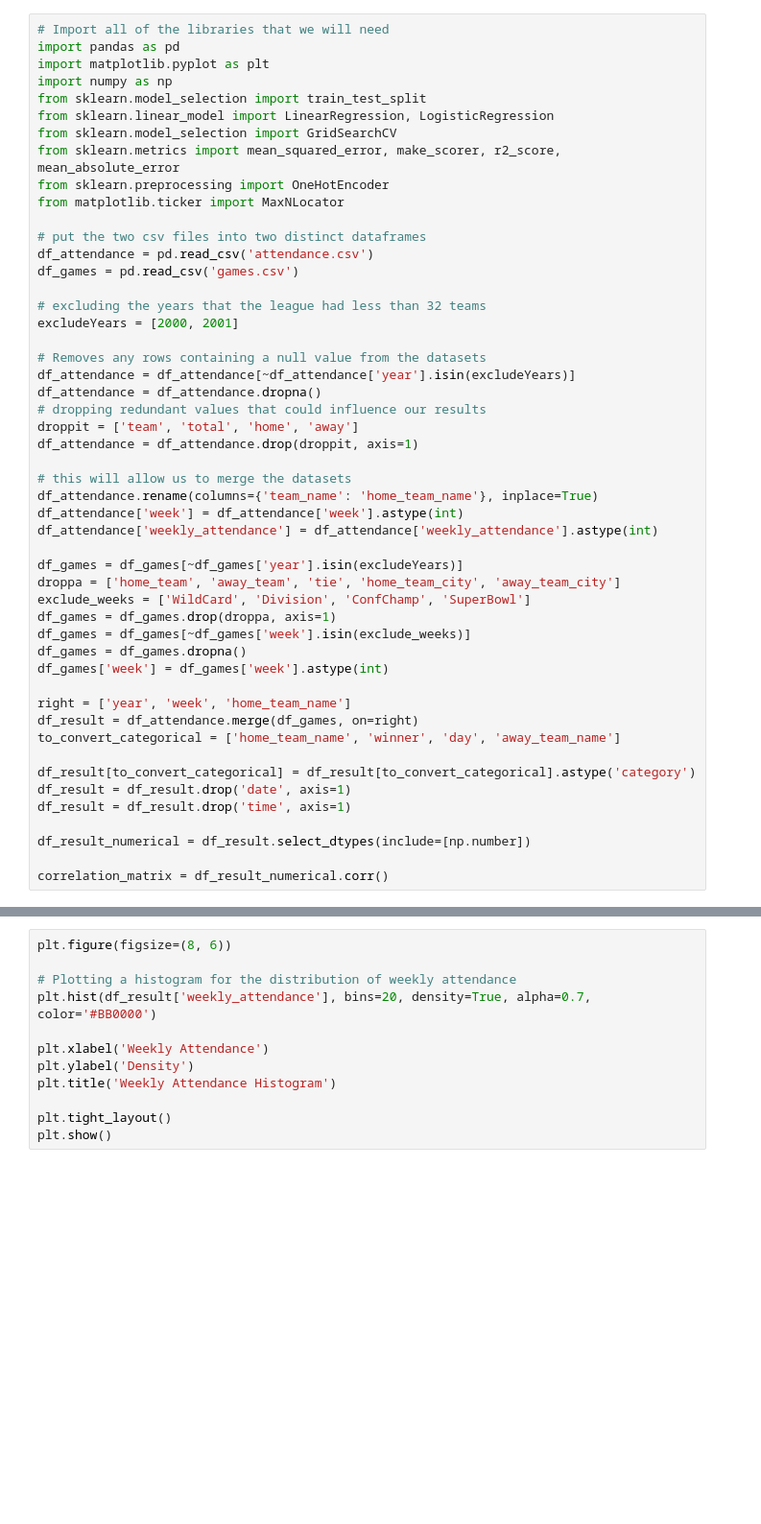
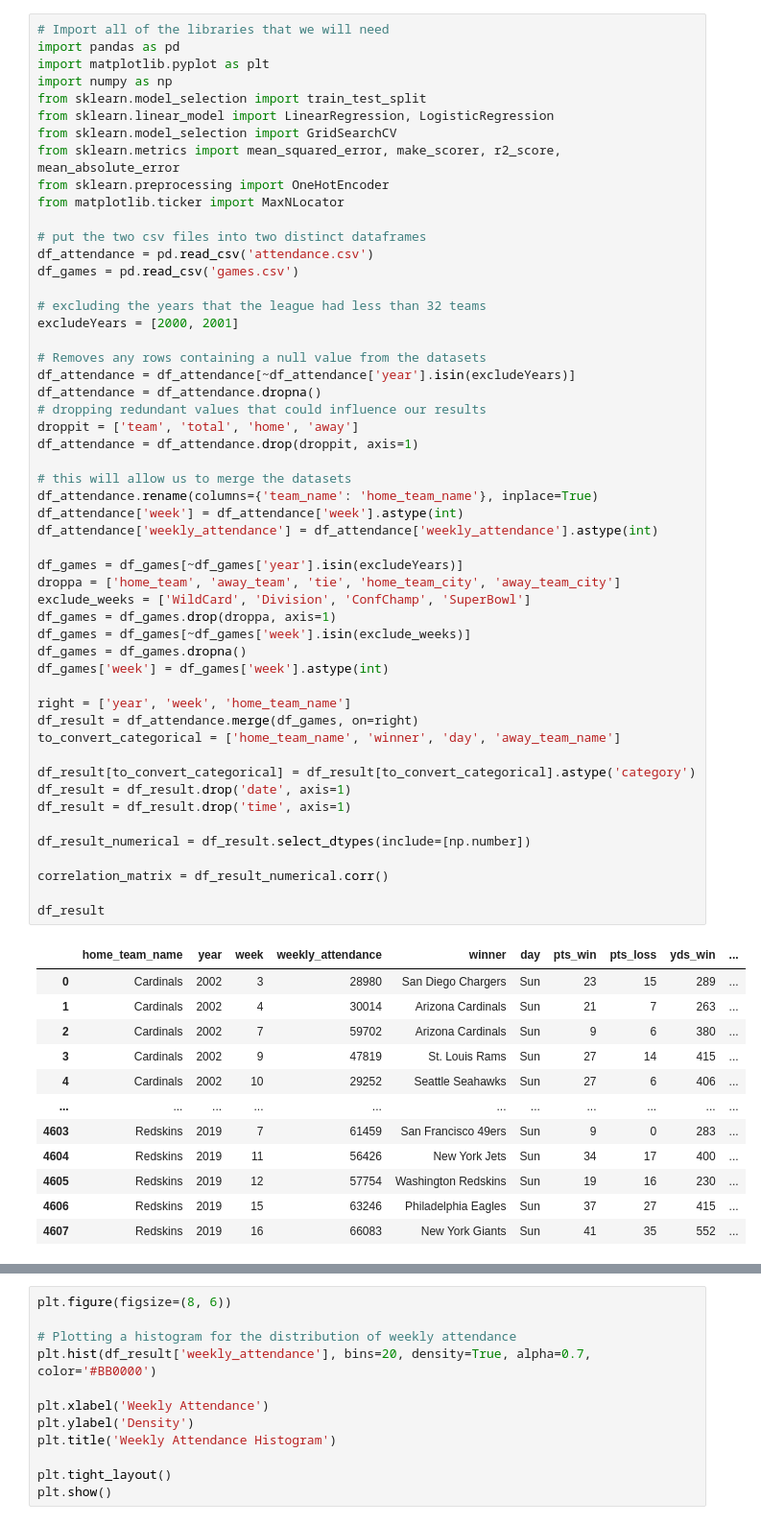
Before and after one commit to tylerbang/csc-4240-course-project, a Jupyter notebook: linear.ipynb, the cells around one changed output, grey strips where cells are left out. Shown at 96% size. Drawn from its saved outputs; the diff is of its cells as text; blank space fills up the shorter version.

Commit message:
dataframe

```diff
--- a/linear.ipynb
+++ b/linear.ipynb
@@ -21,30 +21,45 @@ excludeYears = [2000, 2001]
 df_attendance = df_attendance[~df_attendance['year'].isin(excludeYears)]
 df_attendance = df_attendance.dropna()
 # dropping redundant values that could influence our results
 droppit = ['team', 'total', 'home', 'away']
 df_attendance = df_attendance.drop(droppit, axis=1)
 
 # this will allow us to merge the datasets
 df_attendance.rename(columns={'team_name': 'home_team_name'}, inplace=True)
 df_attendance['week'] = df_attendance['week'].astype(int)
 df_attendance['weekly_attendance'] = df_attendance['weekly_attendance'].astype(int)
 
 df_games = df_games[~df_games['year'].isin(excludeYears)]
 droppa = ['home_team', 'away_team', 'tie', 'home_team_city', 'away_team_city']
 exclude_weeks = ['WildCard', 'Division', 'ConfChamp', 'SuperBowl']
 df_games = df_games.drop(droppa, axis=1)
 df_games = df_games[~df_games['week'].isin(exclude_weeks)]
 df_games = df_games.dropna()
 df_games['week'] = df_games['week'].astype(int)
 
 right = ['year', 'week', 'home_team_name']
 df_result = df_attendance.merge(df_games, on=right)
 to_convert_categorical = ['home_team_name', 'winner', 'day', 'away_team_name']
 
 df_result[to_convert_categorical] = df_result[to_convert_categorical].astype('category')
 df_result = df_result.drop('date', axis=1)
 df_result = df_result.drop('time', axis=1)
 
 df_result_numerical = df_result.select_dtypes(include=[np.number])
 
 correlation_matrix = df_result_numerical.corr()
+
+df_result
+# %% [output]
+|  | home_team_name | year | week | weekly_attendance | winner | day | pts_win | pts_loss | yds_win | ... |
+| 0 | Cardinals | 2002 | 3 | 28980 | San Diego Chargers | Sun | 23 | 15 | 289 | ... |
+| 1 | Cardinals | 2002 | 4 | 30014 | Arizona Cardinals | Sun | 21 | 7 | 263 | ... |
+| 2 | Cardinals | 2002 | 7 | 59702 | Arizona Cardinals | Sun | 9 | 6 | 380 | ... |
+| 3 | Cardinals | 2002 | 9 | 47819 | St. Louis Rams | Sun | 27 | 14 | 415 | ... |
+| 4 | Cardinals | 2002 | 10 | 29252 | Seattle Seahawks | Sun | 27 | 6 | 406 | ... |
+| ... | ... | ... | ... | ... | ... | ... | ... | ... | ... | ... |
+| 4603 | Redskins | 2019 | 7 | 61459 | San Francisco 49ers | Sun | 9 | 0 | 283 | ... |
+| 4604 | Redskins | 2019 | 11 | 56426 | New York Jets | Sun | 34 | 17 | 400 | ... |
+| 4605 | Redskins | 2019 | 12 | 57754 | Washington Redskins | Sun | 19 | 16 | 230 | ... |
+| 4606 | Redskins | 2019 | 15 | 63246 | Philadelphia Eagles | Sun | 37 | 27 | 415 | ... |
+| 4607 | Redskins | 2019 | 16 | 66083 | New York Giants | Sun | 41 | 35 | 552 | ... |
```
Also changed, not shown: parts of 1 cell of this notebook, 1 other file.
